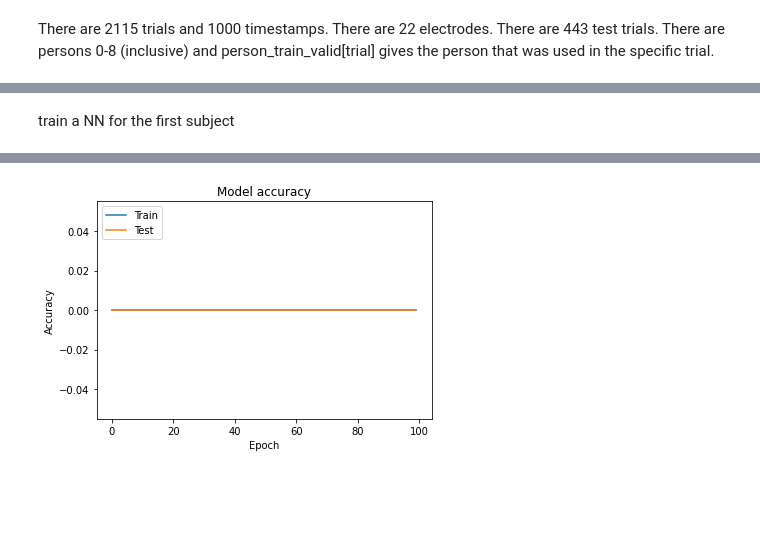
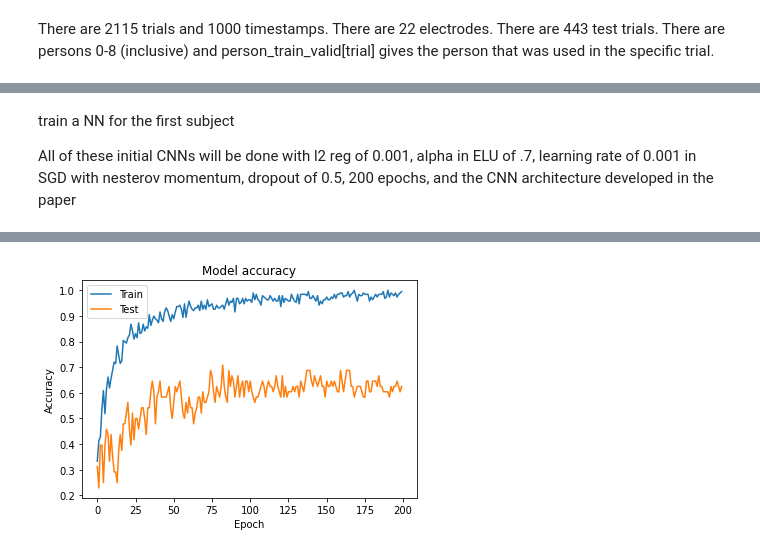
Before and after one commit to aldenperrine/ece_247, a Jupyter notebook: Ece247Final.ipynb, the cells around one changed output, grey strips where cells are left out. Saved outputs shown, nothing was run; the diff lists cells and outputs as text; code cells hidden in the pictures; blank space fills up the shorter version.

```diff
--- a/Ece247Final.ipynb
+++ b/Ece247Final.ipynb
@@ -3,7 +3,7 @@ This is the jupyter notebook which will hold our neural networks and be used to
 # %%
 import numpy as np
 from load import *
-sets = load_data()
+all_trials = load_data()
 labels = ["X_test",
 "y_test",
 "person_train_valid",
@@ -11,15 +11,15 @@ labels = ["X_test",
 "y_train_valid",
 "person_test"]
 print('generating data using all test and all train')
-for i, k in enumerate(sets):
+for i, k in enumerate(all_trials):
     print('{}: {} '.format(labels[i], k.shape))
 print('generating data using subj 1 test and subj 1 train')
-printy = load_data_subject_1_train_and_test()
-for i, k in enumerate(printy):
+subject_1_trials = load_data_subject_1_train_and_test()
+for i, k in enumerate(subject_1_trials):
     print('{}: {} '.format(labels[i], k.shape))
 print('generating data using subj 1 test and full train')
-thingy = load_data_subject_1_test_and_full_train()
-for i, k in enumerate(thingy):
+subject_1_all_test = load_data_subject_1_test_and_full_train()
+for i, k in enumerate(subject_1_all_test):
     print('{}: {} '.format(labels[i], k.shape))
 # %% [output]
 generating data using all test and all train
@@ -118,9 +60,12 @@ s1_y_test shape is (50,)
-# %% [markdown]
-train a NN for the first subject
+# %% [markdown]
+train a NN for the first subject
+
+All of these initial CNNs will be done with l2 reg of 0.001, alpha in ELU of .7, learning rate of 0.001 in SGD with nesterov momentum, dropout of 0.5, 200 epochs, and the CNN architecture developed in the paper
 # %%
 from models import *
 init()
-model = make_cnn_model(s1_x_valid, s1_y_valid, s1_x_test, s1_y_test)
+model = make_cnn_model(subject_1_trials[3], subject_1_trials[4],
+                       subject_1_trials[0], subject_1_trials[1], epochs=200)
 # %% [output]
 1 Physical GPUs, 1 Logical GPUs
 Train on 189 samples, validate on 48 samples
@@ -142 +87 @@ Test accuracy: 0.0
-[figure, old version]
+[figure, new version]
```
Also changed, not shown: parts of 13 cells of this notebook, 1 other file.
